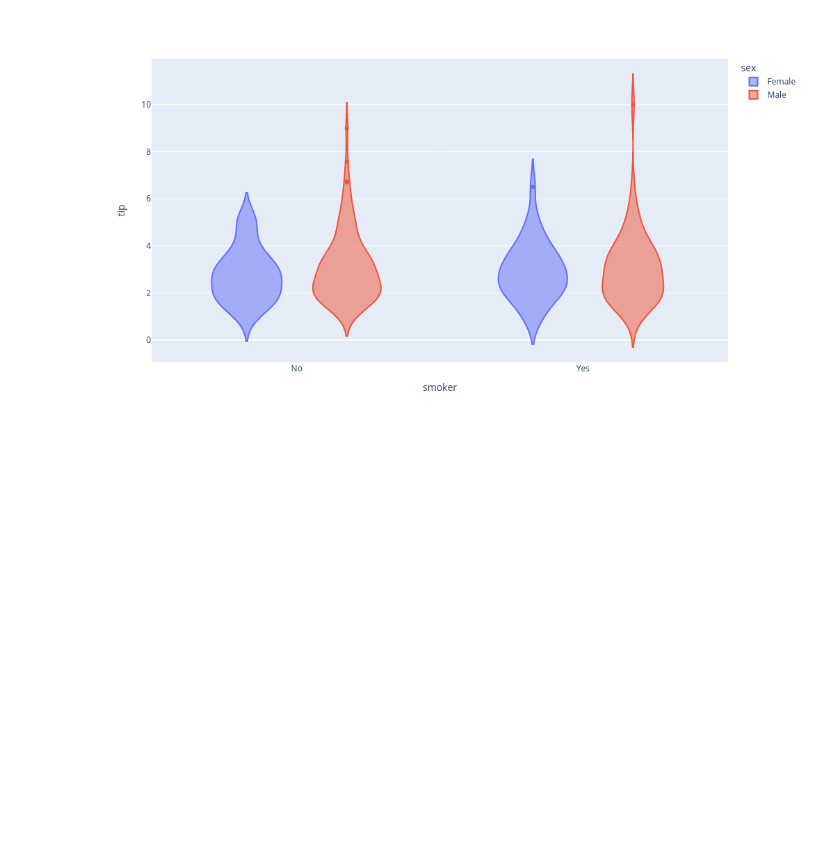
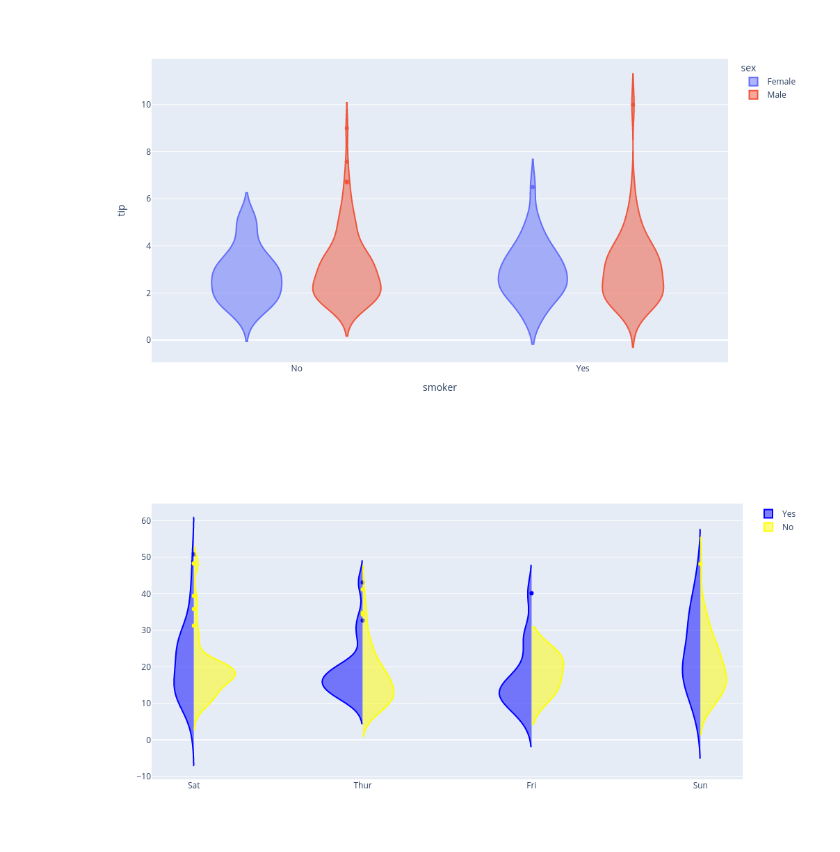
Before and after one commit to hereliesadvaith/Coding-Tutorials, a Jupyter notebook: 01_python/06_libraries/03_plotly/00.ipynb, the cells around one changed output. Cells and saved outputs as stored; diff of their text form; code cells hidden in the pictures; blank space fills up the shorter version.

Commit message:
[UPDT] python/library/plotly: facet plots

```diff
--- a/01_python/06_libraries/03_plotly/00.ipynb
+++ b/01_python/06_libraries/03_plotly/00.ipynb
@@ -220,3 +217,24 @@ px.violin(df_tips, y='total_bill', box=True, points='all')
 px.violin(df_tips, y='tip', x='smoker', color='sex', hover_data=df_tips.columns)
 # %% [output]
 [figure]
+# %%
+fig = go.Figure()
+fig.add_trace(
+    go.Violin(
+        x=df_tips['day'][df_tips['smoker'] == 'Yes'],
+        y=df_tips['total_bill'][df_tips['smoker'] == 'Yes'],
+        legendgroup='Yes', scalegroup='Yes', name='Yes',
+        side='negative', line_color='blue'
+    )
+)
+fig.add_trace(
+    go.Violin(
+        x=df_tips['day'][df_tips['smoker'] == 'No'],
+        y=df_tips['total_bill'][df_tips['smoker'] == 'No'],
+        legendgroup='Yes', scalegroup='Yes', name='No',
+        side='positive', line_color='yellow'
+    )
+)
+fig.update_layout(height=576, width=1024)
+# %% [output]
+[figure, added]
```
Also changed, not shown: parts of 18 cells of this notebook.
